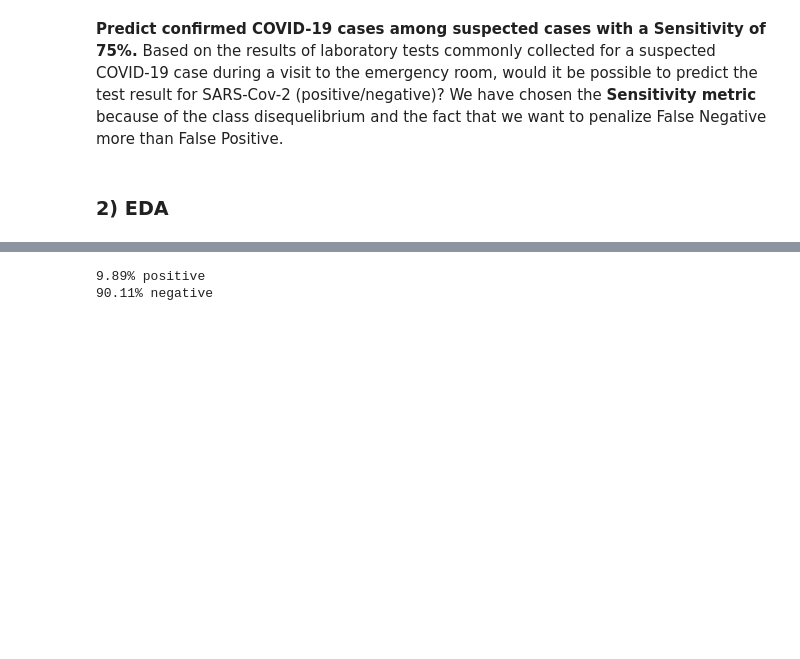
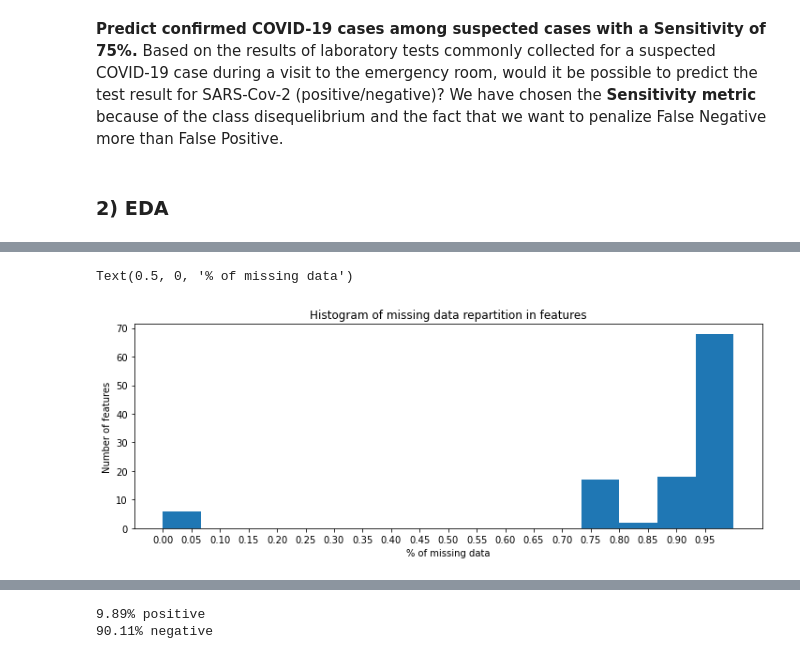
Before and after one commit to AnthonyJaquaniello/Machine_Learning, a Jupyter notebook: src/Covid.ipynb, the cells around one changed output, grey strips where cells are left out. Drawn from its saved outputs; the diff is of its cells as text; code cells hidden in the pictures; blank space fills up the shorter version.

```diff
--- a/src/Covid.ipynb
+++ b/src/Covid.ipynb
@@ -101,0 +139,4 @@ covid.describe(include=['int64', 'float64'])
+# %%
+df_missing_data_percent = (covid.isna().sum(axis=0)/covid.shape[0]).sort_values(ascending=True)
+df_missing_data_percent
+#See Series object below (click on '...')
@@ -101,0 +161,11 @@ covid.describe(include=['int64', 'float64'])
+# %%
+figure = plt.figure(figsize=(12, 4))
+ax = figure.add_subplot(1, 1, 1)
+ax.hist(df_missing_data_percent, bins=15)
+ax.set_xticks(np.arange(0.0, 1.0, 0.05))
+ax.set_title('Histogram of missing data repartition in features')
+ax.set_ylabel('Number of features')
+ax.set_xlabel('% of missing data')
+# %% [output]
+Text(0.5, 0, '% of missing data')
+[figure, added]
```
Also changed, not shown: parts of 33 cells of this notebook.
